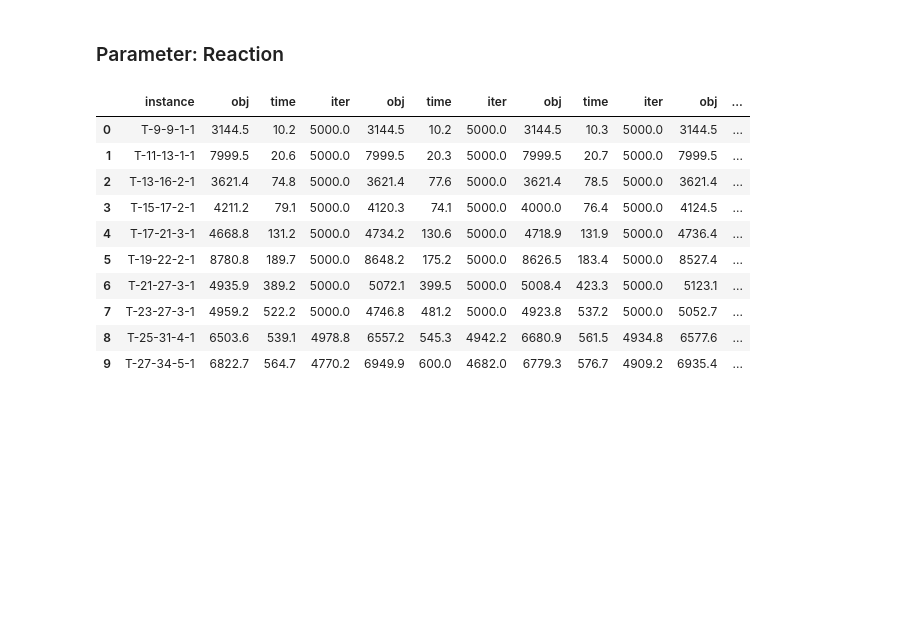
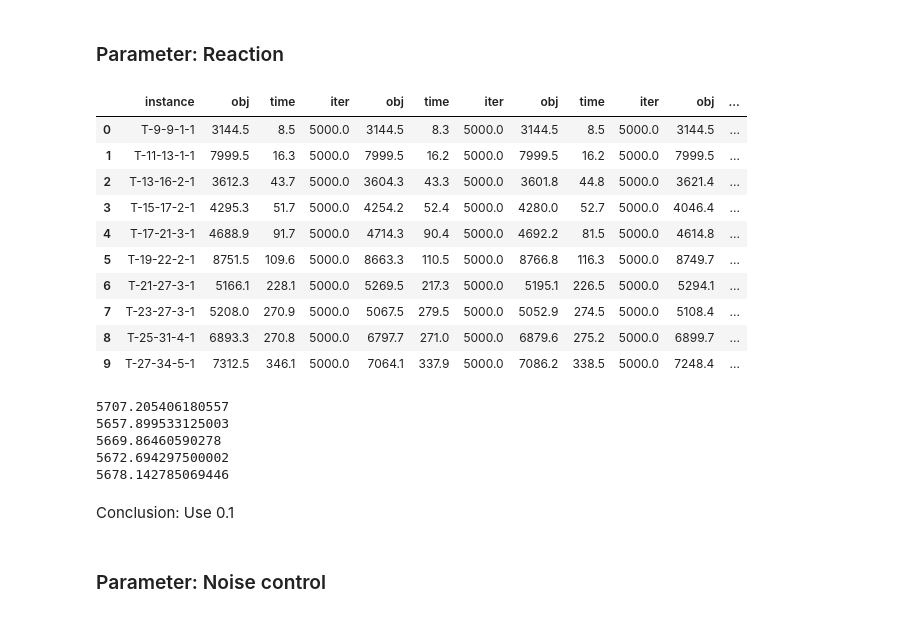
Before and after one commit to avandvik/masters-thesis, a Jupyter notebook: plot/dataframes.ipynb, the cells around one changed output. Saved outputs shown, nothing was run; the diff lists cells and outputs as text; code cells hidden in the pictures; blank space fills up the shorter version.

```diff
--- a/plot/dataframes.ipynb
+++ b/plot/dataframes.ipynb
@@ -267,37 +270,51 @@ Conclusion: Use 33.0, 9.0, 1.0
 # %%
 # The column to sort the rows by
 sort_column = instance_key
 
-df_r_1 = get_run_df('r-0.1.pkl', sort_column)
-df_r_2 = get_run_df('r-0.05.pkl', sort_column)
+df_r_1 = get_run_df('r-0.05.pkl', sort_column)
+df_r_2 = get_run_df('r-0.1.pkl', sort_column)
 df_r_3 = get_run_df('r-0.2.pkl', sort_column)
 df_r_4 = get_run_df('r-0.5.pkl', sort_column)
 df_r_5 = get_run_df('r-1.0.pkl', sort_column)
 
 # The columns that should be selected from each sub df
 columns = [instance_key, avg_obj_key, avg_time_key, avg_iter_key]
 
 # Get all sub dfs (each representing )
 one = get_sub_df(df_r_1, columns, sort_column)
 two = get_sub_df(df_r_2, columns, sort_column)
 three = get_sub_df(df_r_3, columns, sort_column)
 four = get_sub_df(df_r_4, columns, sort_column)
 five = get_sub_df(df_r_5, columns, sort_column)
 
 df_total = merge_sub_dfs([one, two, three, four, five])
 
-# Take somw values from r_5 to r_3
-
 df_total
 # %% [output]
 |  | instance | obj | time | iter | obj | time | iter | obj | time | iter | obj | ... |
-| 0 | T-9-9-1-1 | 3144.5 | 10.2 | 5000.0 | 3144.5 | 10.2 | 5000.0 | 3144.5 | 10.3 | 5000.0 | 3144.5 | ... |
-| 1 | T-11-13-1-1 | 7999.5 | 20.6 | 5000.0 | 7999.5 | 20.3 | 5000.0 | 7999.5 | 20.7 | 5000.0 | 7999.5 | ... |
-| 2 | T-13-16-2-1 | 3621.4 | 74.8 | 5000.0 | 3621.4 | 77.6 | 5000.0 | 3621.4 | 78.5 | 5000.0 | 3621.4 | ... |
-| 3 | T-15-17-2-1 | 4211.2 | 79.1 | 5000.0 | 4120.3 | 74.1 | 5000.0 | 4000.0 | 76.4 | 5000.0 | 4124.5 | ... |
-| 4 | T-17-21-3-1 | 4668.8 | 131.2 | 5000.0 | 4734.2 | 130.6 | 5000.0 | 4718.9 | 131.9 | 5000.0 | 4736.4 | ... |
-| 5 | T-19-22-2-1 | 8780.8 | 189.7 | 5000.0 | 8648.2 | 175.2 | 5000.0 | 8626.5 | 183.4 | 5000.0 | 8527.4 | ... |
-| 6 | T-21-27-3-1 | 4935.9 | 389.2 | 5000.0 | 5072.1 | 399.5 | 5000.0 | 5008.4 | 423.3 | 5000.0 | 5123.1 | ... |
-| 7 | T-23-27-3-1 | 4959.2 | 522.2 | 5000.0 | 4746.8 | 481.2 | 5000.0 | 4923.8 | 537.2 | 5000.0 | 5052.7 | ... |
-| 8 | T-25-31-4-1 | 6503.6 | 539.1 | 4978.8 | 6557.2 | 545.3 | 4942.2 | 6680.9 | 561.5 | 4934.8 | 6577.6 | ... |
-| 9 | T-27-34-5-1 | 6822.7 | 564.7 | 4770.2 | 6949.9 | 600.0 | 4682.0 | 6779.3 | 576.7 | 4909.2 | 6935.4 | ... |
+| 0 | T-9-9-1-1 | 3144.5 | 8.5 | 5000.0 | 3144.5 | 8.3 | 5000.0 | 3144.5 | 8.5 | 5000.0 | 3144.5 | ... |
+| 1 | T-11-13-1-1 | 7999.5 | 16.3 | 5000.0 | 7999.5 | 16.2 | 5000.0 | 7999.5 | 16.2 | 5000.0 | 7999.5 | ... |
+| 2 | T-13-16-2-1 | 3612.3 | 43.7 | 5000.0 | 3604.3 | 43.3 | 5000.0 | 3601.8 | 44.8 | 5000.0 | 3621.4 | ... |
+| 3 | T-15-17-2-1 | 4295.3 | 51.7 | 5000.0 | 4254.2 | 52.4 | 5000.0 | 4280.0 | 52.7 | 5000.0 | 4046.4 | ... |
+| 4 | T-17-21-3-1 | 4688.9 | 91.7 | 5000.0 | 4714.3 | 90.4 | 5000.0 | 4692.2 | 81.5 | 5000.0 | 4614.8 | ... |
+| 5 | T-19-22-2-1 | 8751.5 | 109.6 | 5000.0 | 8663.3 | 110.5 | 5000.0 | 8766.8 | 116.3 | 5000.0 | 8749.7 | ... |
+| 6 | T-21-27-3-1 | 5166.1 | 228.1 | 5000.0 | 5269.5 | 217.3 | 5000.0 | 5195.1 | 226.5 | 5000.0 | 5294.1 | ... |
+| 7 | T-23-27-3-1 | 5208.0 | 270.9 | 5000.0 | 5067.5 | 279.5 | 5000.0 | 5052.9 | 274.5 | 5000.0 | 5108.4 | ... |
+| 8 | T-25-31-4-1 | 6893.3 | 270.8 | 5000.0 | 6797.7 | 271.0 | 5000.0 | 6879.6 | 275.2 | 5000.0 | 6899.7 | ... |
+| 9 | T-27-34-5-1 | 7312.5 | 346.1 | 5000.0 | 7064.1 | 337.9 | 5000.0 | 7086.2 | 338.5 | 5000.0 | 7248.4 | ... |
+# %%
+print(one['obj'].mean())
+print(two['obj'].mean())
+print(three['obj'].mean())
+print(four['obj'].mean())
+print(five['obj'].mean())
+# %% [output]
+5707.205406180557
+5657.899533125003
+5669.86460590278
+5672.694297500002
+5678.142785069446
+# %% [markdown]
+Conclusion: Use 0.1
+# %% [markdown]
+### Parameter: Noise control
```
Also changed, not shown: parts of 3 cells of this notebook, 5 other files.
